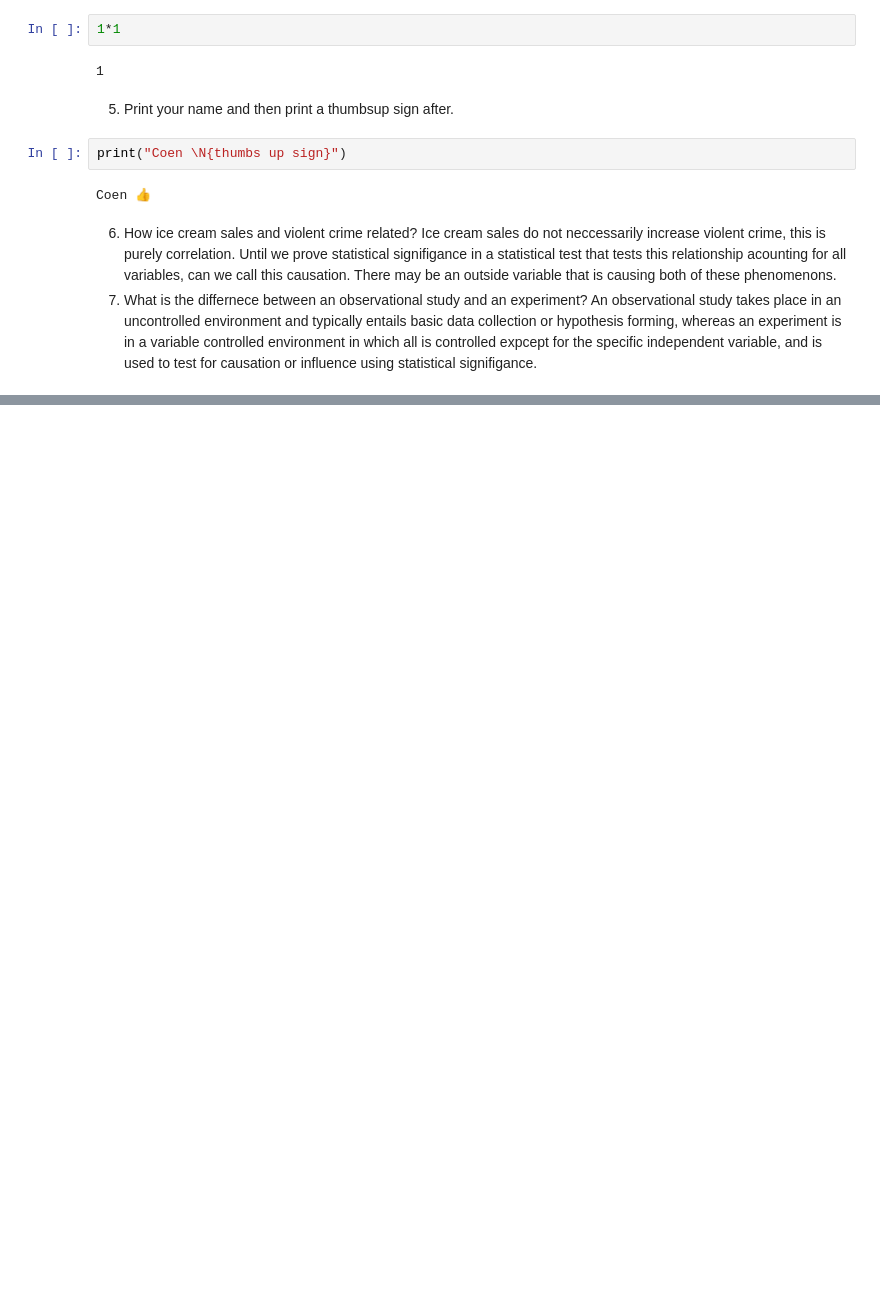
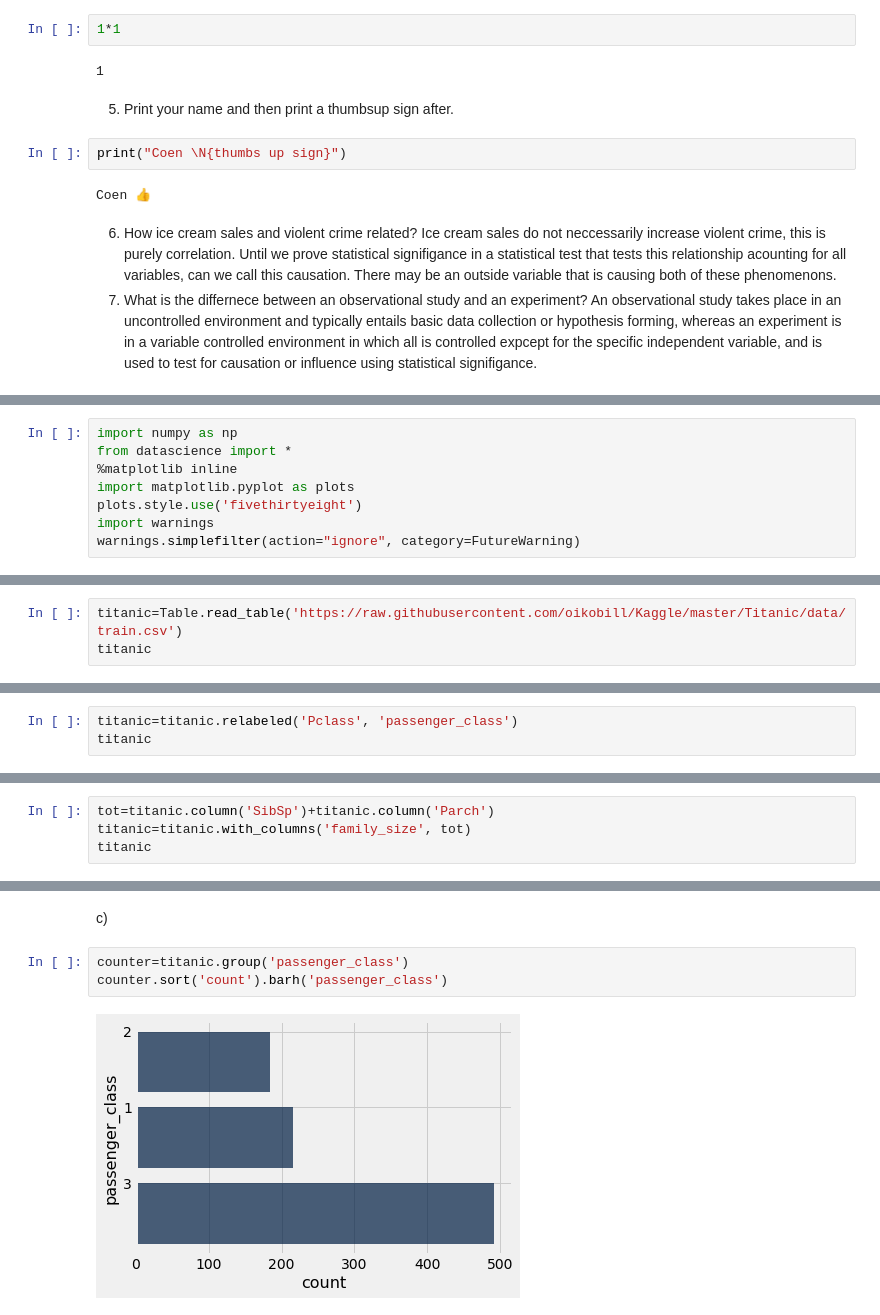
Before and after one commit to coen-williams/cwilliams_Math377, a Jupyter notebook: My Jupiter Notebook Coen W.ipynb, the cells around one changed output, grey strips where cells are left out. Drawn from its saved outputs; the diff is of its cells as text; blank space fills up the shorter version.

```diff
--- a/My Jupiter Notebook Coen W.ipynb
+++ b/My Jupiter Notebook Coen W.ipynb
@@ -52,0 +70,8 @@ Coen 👍
+# %%
+import numpy as np
+from datascience import *
+%matplotlib inline
+import matplotlib.pyplot as plots
+plots.style.use('fivethirtyeight')
+import warnings
+warnings.simplefilter(action="ignore", category=FutureWarning)
@@ -52,0 +139,3 @@ Coen 👍
+# %%
+titanic=Table.read_table('https://raw.githubusercontent.com/oikobill/Kaggle/master/Titanic/data/train.csv')
+titanic
@@ -52,0 +157,3 @@ Coen 👍
+# %%
+titanic=titanic.relabeled('Pclass', 'passenger_class')
+titanic
@@ -52,0 +175,4 @@ Coen 👍
+# %%
+tot=titanic.column('SibSp')+titanic.column('Parch')
+titanic=titanic.with_columns('family_size', tot)
+titanic
@@ -52,0 +192,7 @@ Coen 👍
+# %% [markdown]
+c)
+# %%
+counter=titanic.group('passenger_class')
+counter.sort('count').barh('passenger_class')
+# %% [output]
+[figure, added]
```
Also changed, not shown: parts of 38 cells of this notebook.
